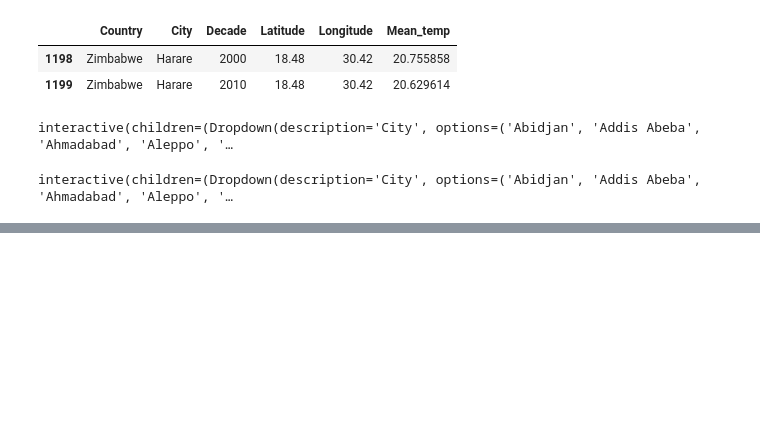
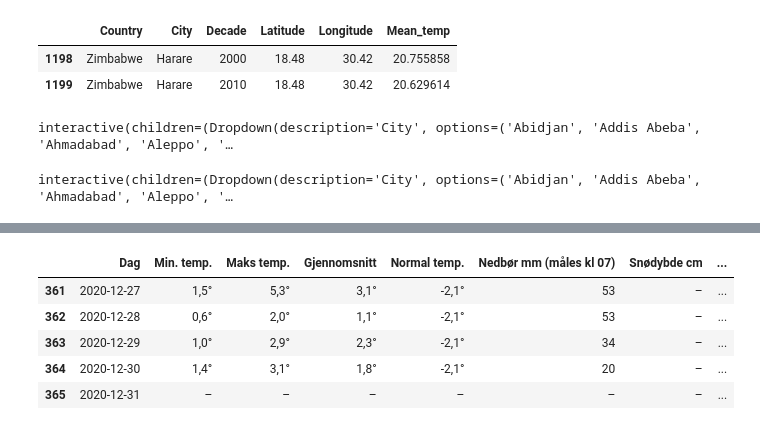
Before and after one commit to gabrielborja/python_data_analysis, a Jupyter notebook: sustainability_analytics.ipynb, the cells around one changed output, grey strips where cells are left out. Saved outputs shown, nothing was run; the diff lists cells and outputs as text; code cells hidden in the pictures; blank space fills up the shorter version.

```diff
--- a/sustainability_analytics.ipynb
+++ b/sustainability_analytics.ipynb
@@ -487,0 +576,15 @@ temp_per_country()
+# %%
+#Assigning dates to concatenated dataframe
+df3 = df3.assign(Dag = year_range)
+df3.shape
+# %%
+#Rearranging column order
+df3 = df3[['Dag', 'Min. temp.', 'Maks temp.',	'Gjennomsnitt',	'Normal temp.',	'Nedbør mm (måles kl 07)',	'Snødybde cm',	'Vind m/s',	'Kraftigste vind m/s', 'Dato']]
+df3.tail()
+# %% [output]
+|  | Dag | Min. temp. | Maks temp. | Gjennomsnitt | Normal temp. | Nedbør mm (måles kl 07) | Snødybde cm | ... |
+| 361 | 2020-12-27 | 1,5° | 5,3° | 3,1° | -2,1° | 53 | – | ... |
+| 362 | 2020-12-28 | 0,6° | 2,0° | 1,1° | -2,1° | 53 | – | ... |
+| 363 | 2020-12-29 | 1,0° | 2,9° | 2,3° | -2,1° | 34 | – | ... |
+| 364 | 2020-12-30 | 1,4° | 3,1° | 1,8° | -2,1° | 20 | – | ... |
+| 365 | 2020-12-31 | – | – | – | – | – | – | ... |
```
Also changed, not shown: parts of 16 cells of this notebook.
